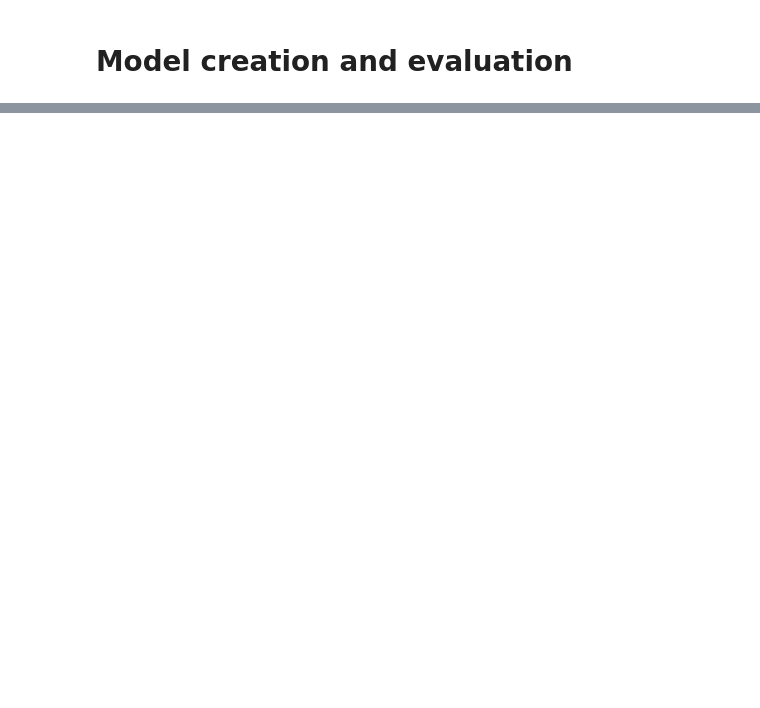
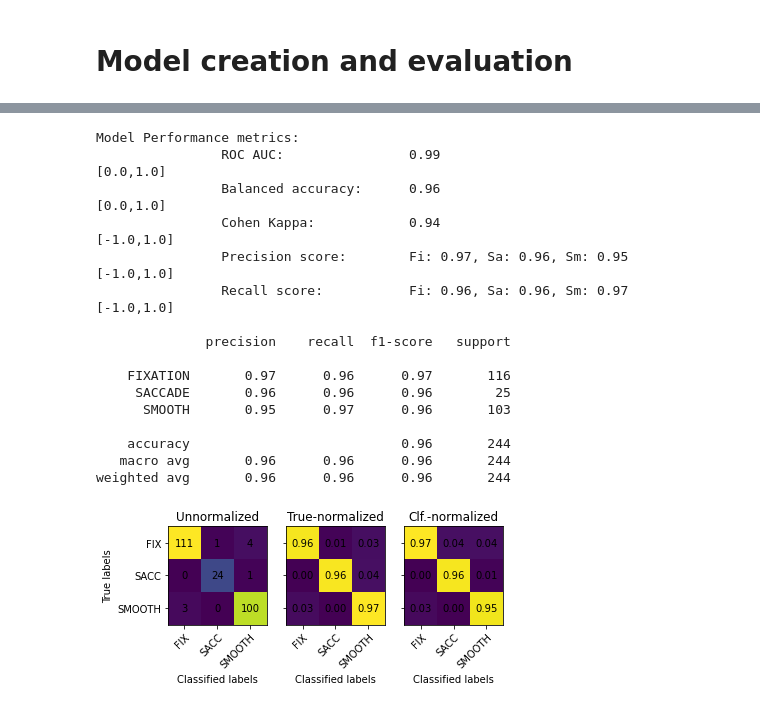
Before and after one commit to JLysberg/TTK4550-SpecializationProject, a Jupyter notebook: Code/Notebooks/Classification.ipynb, the cells around one changed output, grey strips where cells are left out. Saved outputs shown, nothing was run; the diff lists cells and outputs as text; code cells hidden in the pictures; blank space fills up the shorter version.

```diff
--- a/Code/Notebooks/Classification.ipynb
+++ b/Code/Notebooks/Classification.ipynb
@@ -46,0 +17,17 @@ weighted avg       0.94      0.93      0.94       304
+# %%
+TrainDataInterface = et.ETDataInterface()
+TrainData = TrainDataInterface.GetDataset()
+
+BinDataInterface = et.ETDataInterface(et.DataSettings(
+    dynLin=False,
+    dynQuad=False
+))
+BinData = BinDataInterface.GetDataset()[:600]
+
+MultiDataInterface = et.ETDataInterface(et.DataSettings(
+    # removeNaNFeatures=False,
+    # envType="static",
+    # hideBlink=False
+    envType="test"
+))
+MultiData = MultiDataInterface.GetDataset()[:600]
@@ -46,0 +117,17 @@ weighted avg       0.94      0.93      0.94       304
+# %%
+RFCModel = Classification.MLModel(TrainData.copy(), "RFC")
+IDFModelBin = Classification.IDFModel(BinData.copy(), 0.005, Timedelta(120, 'milliseconds'))
+IVTModelBin = Classification.IVTModel(BinData.copy(), 0.4)
+IDFModelMulti = Classification.IDFModel(MultiData.copy(), 0.005, Timedelta(120, 'milliseconds'))
+IVTModelMulti = Classification.IVTModel(MultiData.copy(), 0.4)
+RFCModel.Train()
+
+IDFClassificationsBin = IDFModelBin.GetClassifications()
+IVTClassificationsBin = IVTModelBin.GetClassifications()
+RFCClassificationsBin = RFCModel.GetClassifications(BinData.copy())
+IDFClassificationsMulti = IDFModelMulti.GetClassifications()
+IVTClassificationsMulti = IVTModelMulti.GetClassifications()
+RFCClassificationsMulti = RFCModel.GetClassifications(MultiData.copy())
+
+plotDataset(BinData.copy(), RFCClassificationsBin, IDFClassificationsBin, IVTClassificationsBin)
+plotDataset(MultiData.copy(), RFCClassificationsMulti, IDFClassificationsMulti, IVTClassificationsMulti)
@@ -46,0 +142,20 @@ weighted avg       0.94      0.93      0.94       304
+# %%
+RFCModel.ShowMultiModelPerformance()
+# %% [output]
+Model Performance metrics:
+                ROC AUC:                0.99                            [0.0,1.0]
+                Balanced accuracy:      0.96                            [0.0,1.0]
+                Cohen Kappa:            0.94                            [-1.0,1.0]
+                Precision score:        Fi: 0.97, Sa: 0.96, Sm: 0.95    [-1.0,1.0]
+                Recall score:           Fi: 0.96, Sa: 0.96, Sm: 0.97    [-1.0,1.0]
+
+              precision    recall  f1-score   support
+
+    FIXATION       0.97      0.96      0.97       116
+     SACCADE       0.96      0.96      0.96        25
+      SMOOTH       0.95      0.97      0.96       103
+
+    accuracy                           0.96       244
+   macro avg       0.96      0.96      0.96       244
+weighted avg       0.96      0.96      0.96       244
+[figure, added]
```
Also changed, not shown: parts of 7 cells of this notebook, 50 other files.
